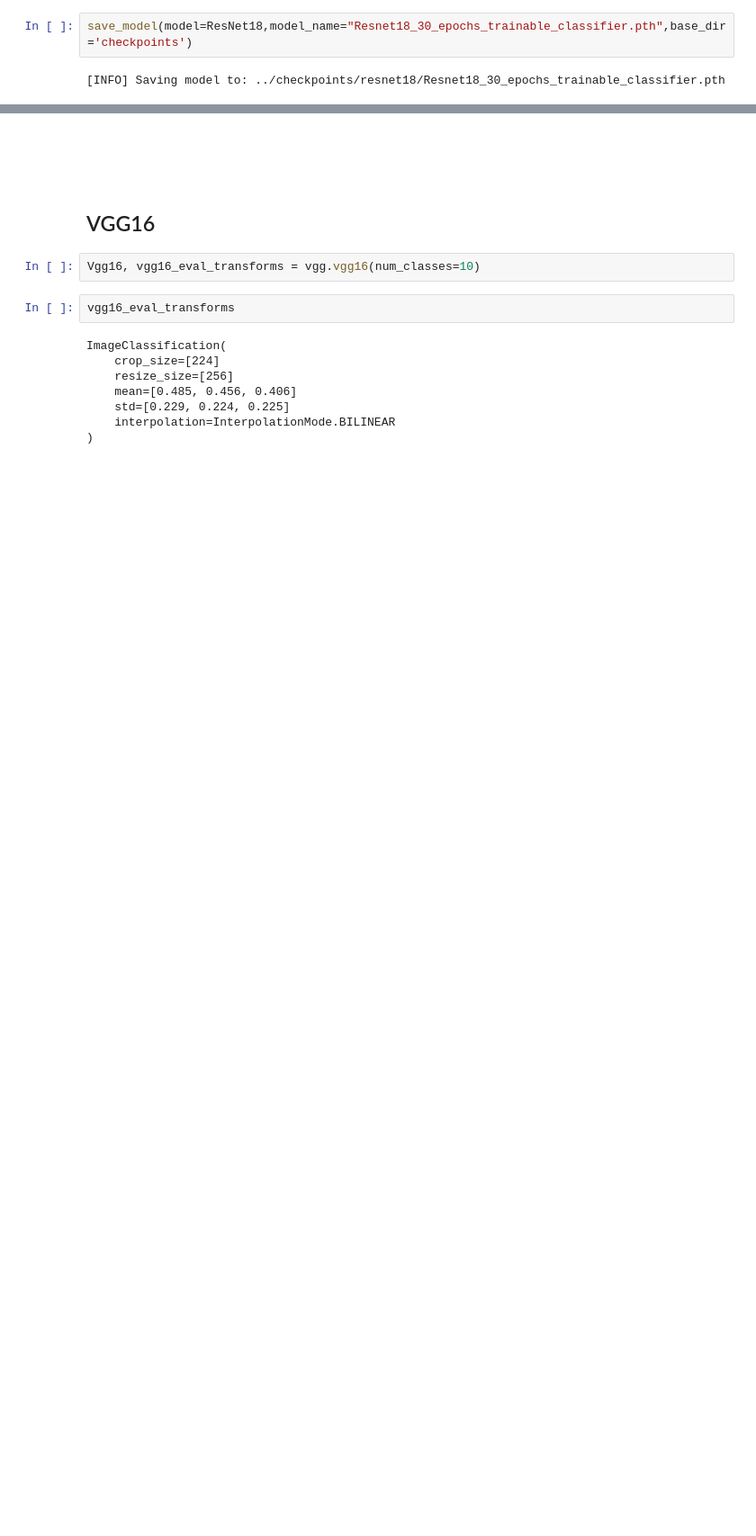
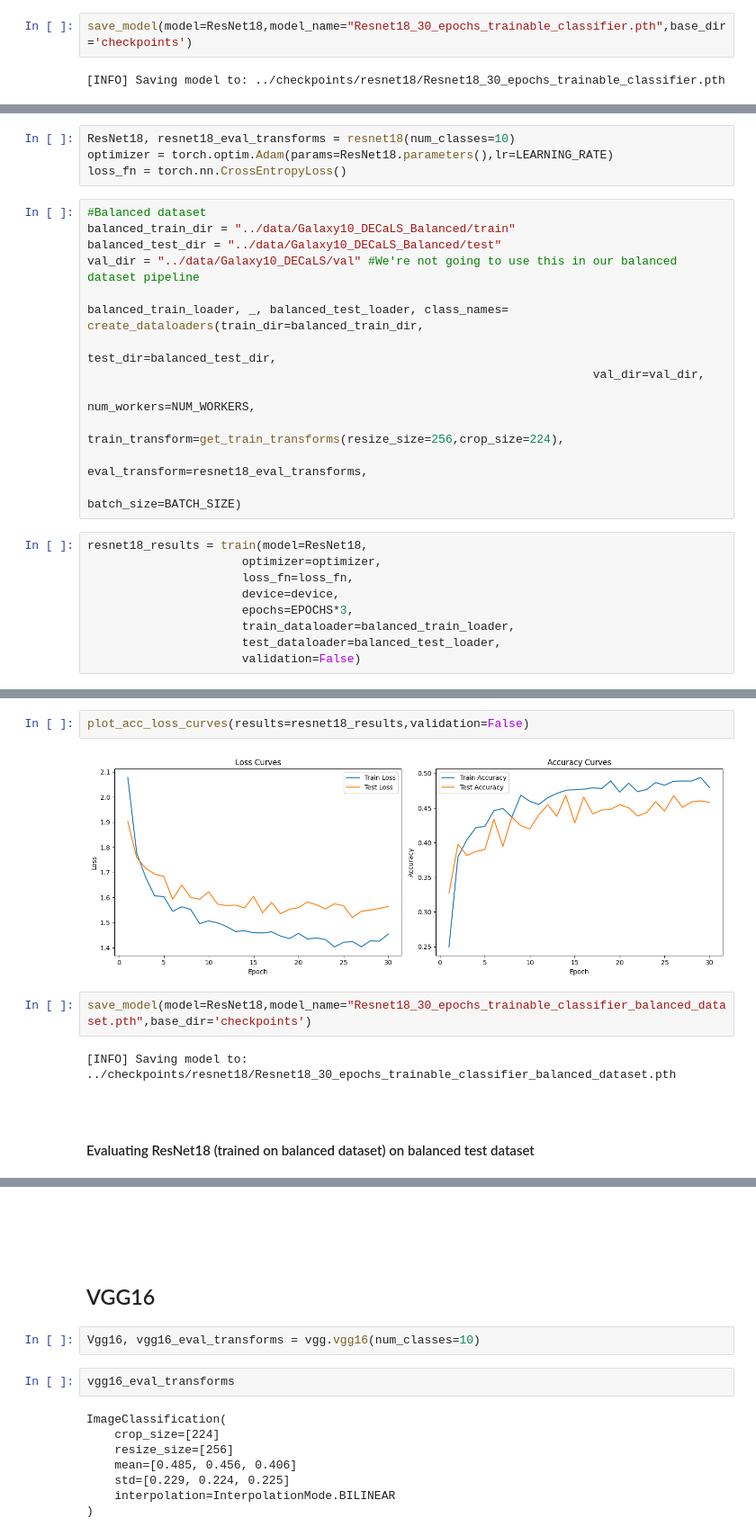
Before and after one commit to CheekyRishi/galaxy_morphology_classification, a Jupyter notebook: notebooks/train_and_evaluate.ipynb, the cells around one changed output, grey strips where cells are left out. Shown at 90% size. Cells and saved outputs as stored; diff of their text form; blank space fills up the shorter version.

Commit message:
Train resnet18 on balanced dataset and evaluate using balanced and unbalanced test dataset

```diff
--- a/notebooks/train_and_evaluate.ipynb
+++ b/notebooks/train_and_evaluate.ipynb
@@ -457,0 +462,26 @@ save_model(model=ResNet18,model_name="Resnet18_30_epochs_trainable_classifier.pt
+# %%
+ResNet18, resnet18_eval_transforms = resnet18(num_classes=10)
+optimizer = torch.optim.Adam(params=ResNet18.parameters(),lr=LEARNING_RATE)
+loss_fn = torch.nn.CrossEntropyLoss()
+# %%
+#Balanced dataset
+balanced_train_dir = "../data/Galaxy10_DECaLS_Balanced/train"
+balanced_test_dir = "../data/Galaxy10_DECaLS_Balanced/test"
+val_dir = "../data/Galaxy10_DECaLS/val" #We're not going to use this in our balanced dataset pipeline
+
+balanced_train_loader, _, balanced_test_loader, class_names= create_dataloaders(train_dir=balanced_train_dir,
+                                                                        test_dir=balanced_test_dir,
+                                                                        val_dir=val_dir,
+                                                                        num_workers=NUM_WORKERS,
+                                                                        train_transform=get_train_transforms(resize_size=256,crop_size=224),
+                                                                        eval_transform=resnet18_eval_transforms,
+                                                                        batch_size=BATCH_SIZE)
+# %%
+resnet18_results = train(model=ResNet18,
+                      optimizer=optimizer,
+                      loss_fn=loss_fn,
+                      device=device,
+                      epochs=EPOCHS*3,
+                      train_dataloader=balanced_train_loader,
+                      test_dataloader=balanced_test_loader,
+                      validation=False)
@@ -457,0 +506,12 @@ save_model(model=ResNet18,model_name="Resnet18_30_epochs_trainable_classifier.pt
+# %%
+plot_acc_loss_curves(results=resnet18_results,validation=False)
+# %% [output]
+[figure, added]
+# %%
+save_model(model=ResNet18,model_name="Resnet18_30_epochs_trainable_classifier_balanced_dataset.pth",base_dir='checkpoints')
+# %% [output]
+[INFO] Saving model to: ../checkpoints/resnet18/Resnet18_30_epochs_trainable_classifier_balanced_dataset.pth
+# %% [markdown]
+<br>
+
+#### Evaluating ResNet18 (trained on balanced dataset) on balanced test dataset
```
Also changed, not shown: parts of 7 cells of this notebook.
